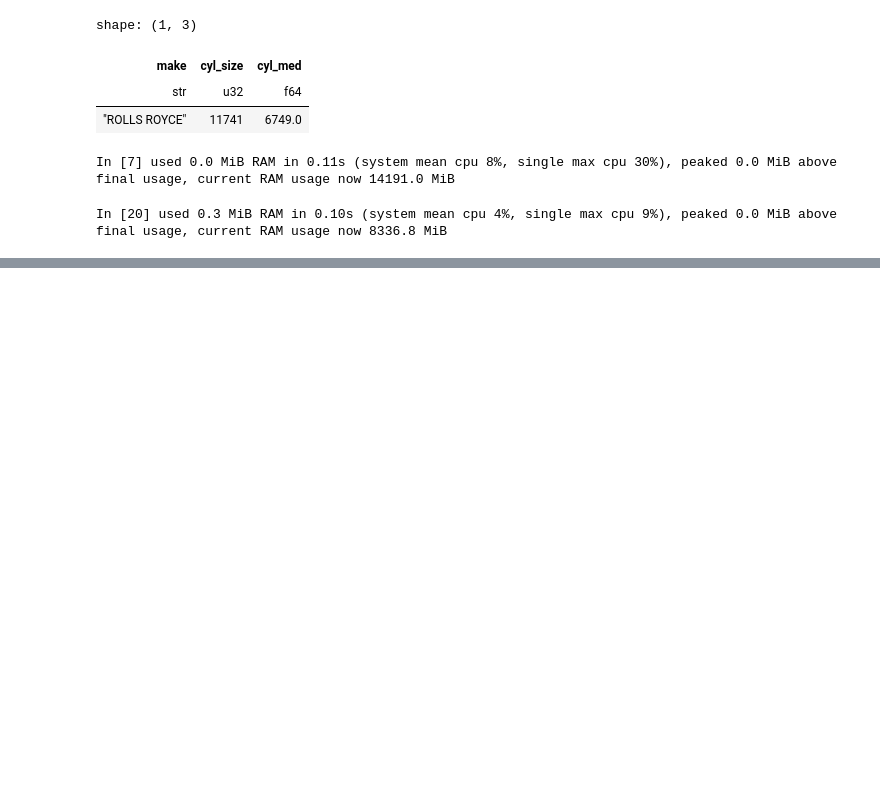
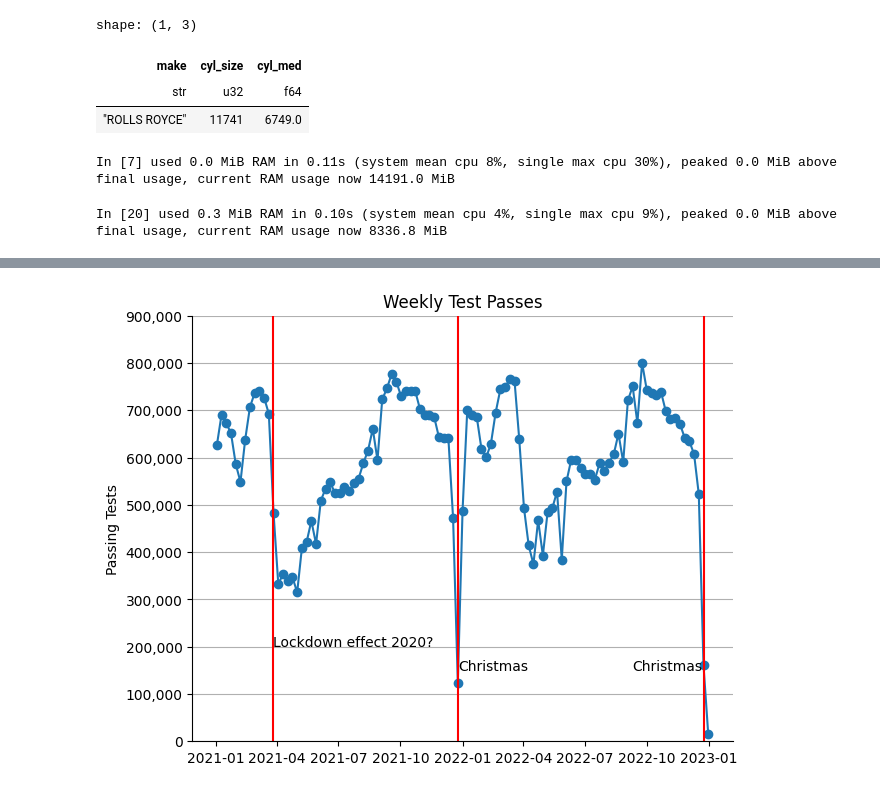
Before and after one commit to ianozsvald/mot_pandas2_polars_dask, a Jupyter notebook: experiments/20230523_polars_groupby.ipynb, the cells around one changed output, grey strips where cells are left out. Cells and saved outputs as stored; diff of their text form; code cells hidden in the pictures; blank space fills up the shorter version.

```diff
--- a/experiments/20230523_polars_groupby.ipynb
+++ b/experiments/20230523_polars_groupby.ipynb
@@ -106,0 +123,2 @@ In [8] used 0.0 MiB RAM in 0.17s (system mean cpu 7%, single max cpu 38%), peake
+# %%
+dfple = pl.read_parquet('../test_result_2021on.parquet')
@@ -106,0 +143,4 @@ In [8] used 0.0 MiB RAM in 0.17s (system mean cpu 7%, single max cpu 38%), peake
+# %%
+#dfple = dfple.with_columns(pl.col('test_date').dt.year().alias('test_year'))
+dfple = dfple.with_columns( (pl.col('test_result')==pl.lit('P')).alias('passed'))
+#dfple.sample(10000).with_columns((pl.col('cylinder_capacity')>1000).alias('other'))
@@ -106,0 +157,2 @@ In [8] used 0.0 MiB RAM in 0.17s (system mean cpu 7%, single max cpu 38%), peake
+# %%
+result = dfple.sort(pl.col('test_date')).groupby_dynamic('test_date', every='1w').agg(pl.col('passed').sum())
@@ -106,0 +173,13 @@ In [8] used 0.0 MiB RAM in 0.17s (system mean cpu 7%, single max cpu 38%), peake
+# %%
+from simpler_mpl import set_common_mpl_styles, set_commas
+fig, ax = plt.subplots(constrained_layout=True)
+ax.plot(result['test_date'], result['passed'], marker='o')
+set_common_mpl_styles(ax, title='Weekly Test Passes', ymin=0, ylabel="Passing Tests")#, xlabel="Weekly 2021-2022")
+set_commas(ax, y_axis=True)
+ax.axvline(pd.to_datetime('2021-12-25'), color='red')
+ax.annotate('Christmas', (pd.to_datetime('2021-12-25'), 150000))
+ax.axvline(pd.to_datetime('2022-12-25'), color='red')
+ax.annotate('Christmas', (pd.to_datetime('2022-09-10'), 150000)) # horrid offset for alignment
+ax.axvline(pd.to_datetime('2021-03-26'), color='red')
+ax.annotate('Lockdown effect 2020?', (pd.to_datetime('2021-03-26'), 200000))
+# %% [output]
@@ -106,0 +187 @@ In [8] used 0.0 MiB RAM in 0.17s (system mean cpu 7%, single max cpu 38%), peake
+[figure, added]
```
Also changed, not shown: parts of 15 cells of this notebook, 1 other file.
